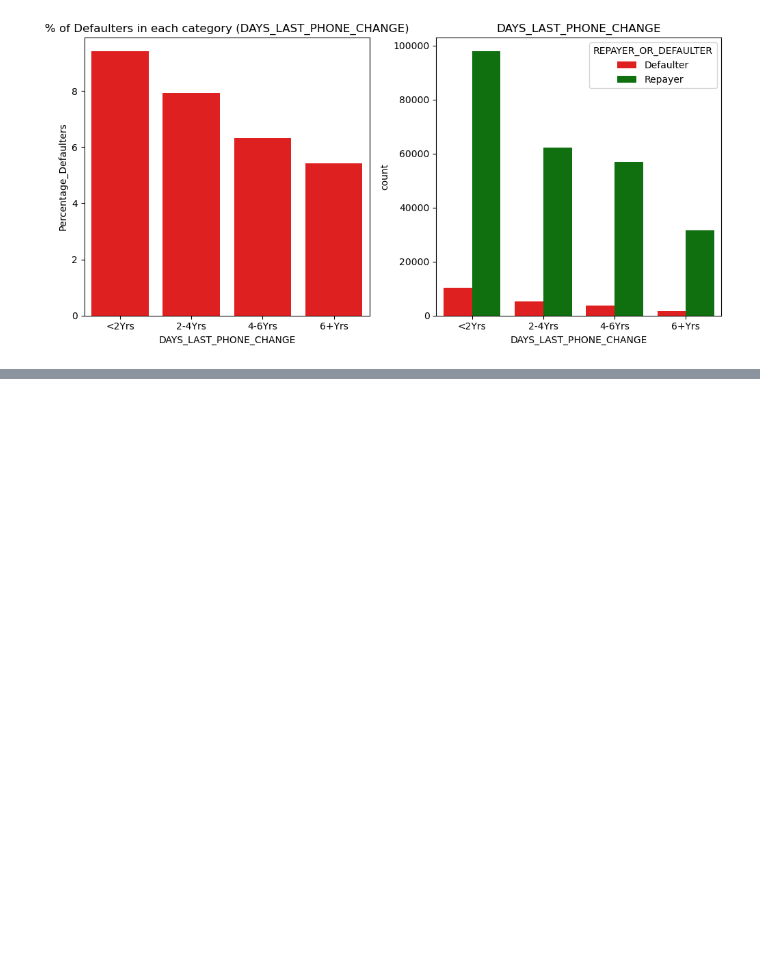
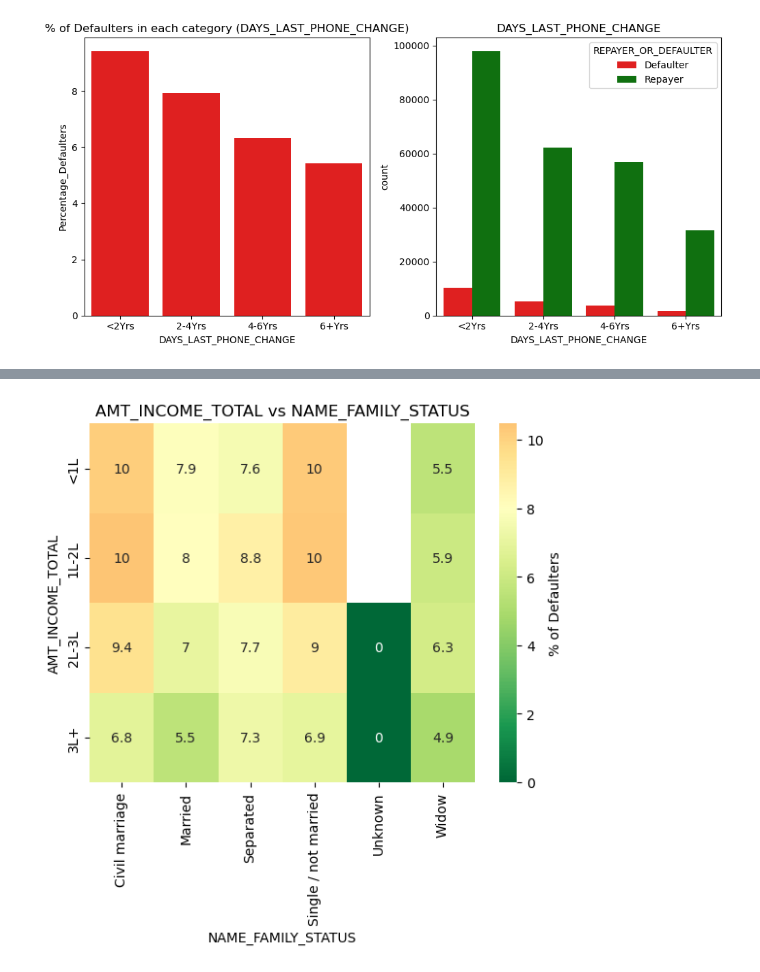
Before and after one commit to Punya-B-R/loan-approval-risk-analysis, a Jupyter notebook: Bank-Loan.ipynb, the cells around one changed output, grey strips where cells are left out. Saved outputs shown, nothing was run; the diff lists cells and outputs as text; code cells hidden in the pictures; blank space fills up the shorter version.

```diff
--- a/Bank-Loan.ipynb
+++ b/Bank-Loan.ipynb
@@ -482,0 +487,4 @@ app_heatmap('AMT_INCOME_TOTAL', 'AGE_GROUP')
+# %%
+app_heatmap('AMT_INCOME_TOTAL', 'NAME_FAMILY_STATUS')
+# %% [output]
+[figure, added]
```
Also changed, not shown: parts of 16 cells of this notebook.
